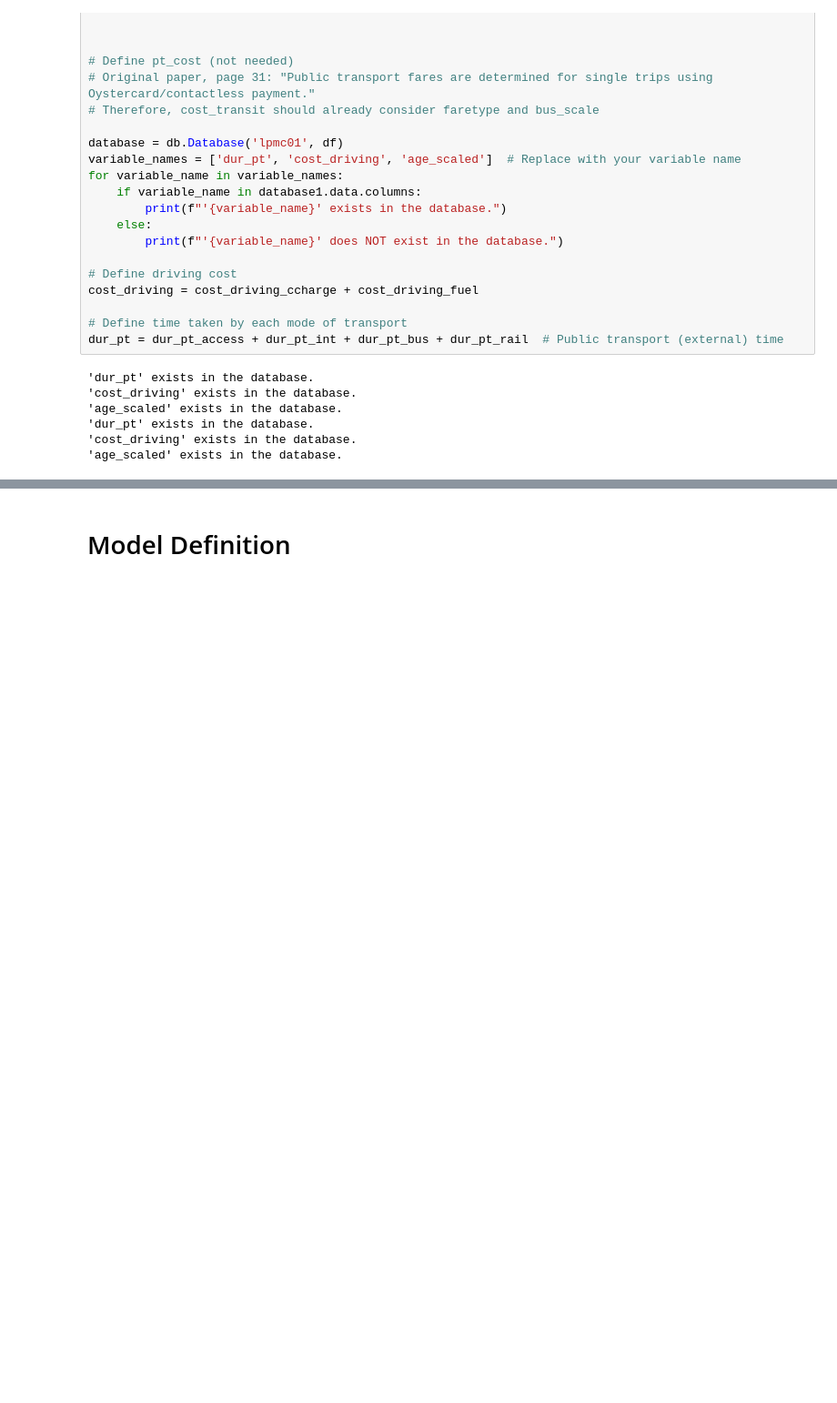
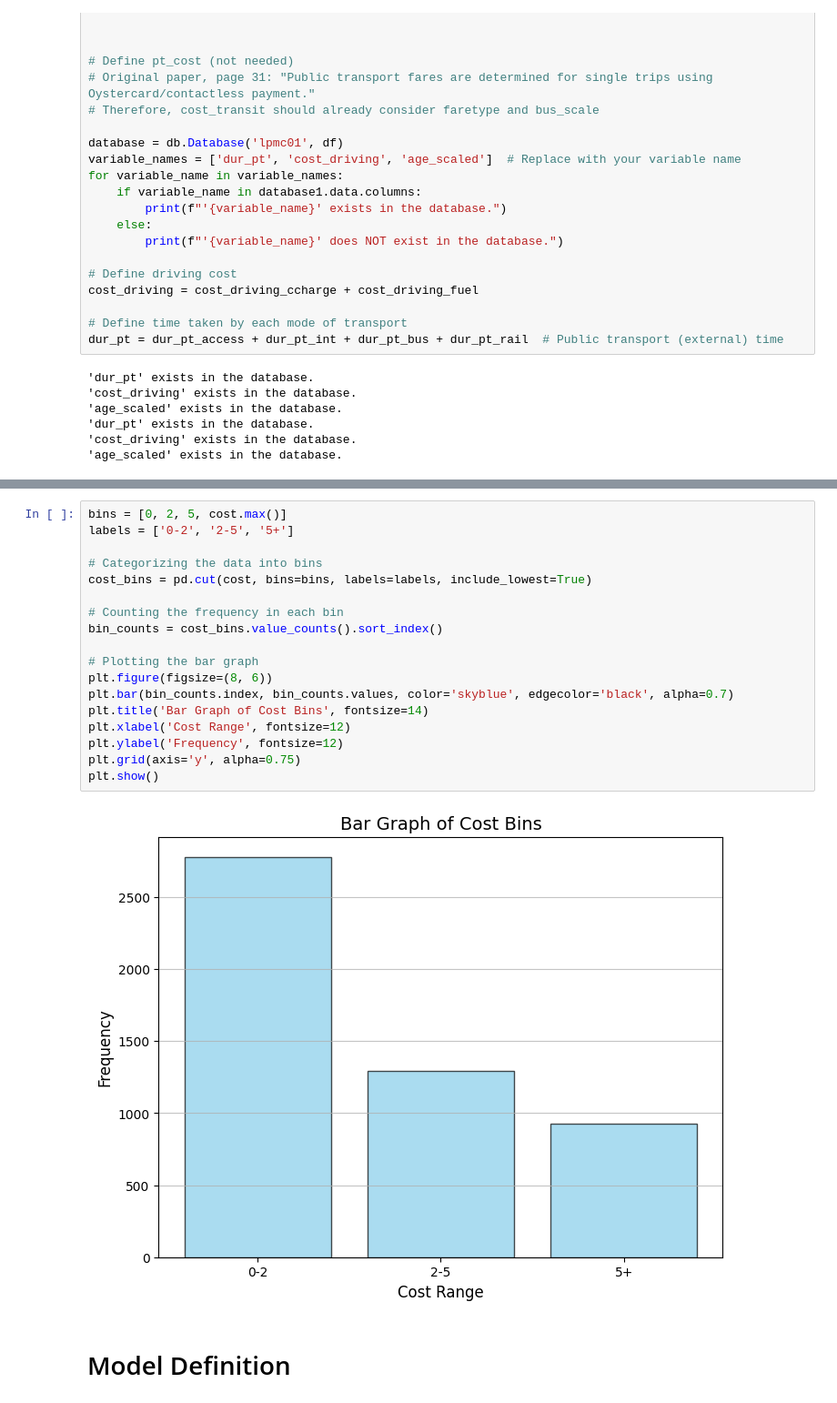
Before and after one commit to jayati-17/Discrete_choice_modelling, a Jupyter notebook: Model_3/Model_3B.ipynb, the cells around one changed output, grey strips where cells are left out. Shown at 91% size. Cells and saved outputs as stored; diff of their text form; blank space fills up the shorter version.

```diff
--- a/Model_3/Model_3B.ipynb
+++ b/Model_3/Model_3B.ipynb
@@ -125,3 +137,23 @@ dur_pt = dur_pt_access + dur_pt_int + dur_pt_bus + dur_pt_rail  # Public transpo
+# %%
+bins = [0, 2, 5, cost.max()]
+labels = ['0-2', '2-5', '5+']
+
+# Categorizing the data into bins
+cost_bins = pd.cut(cost, bins=bins, labels=labels, include_lowest=True)
+
+# Counting the frequency in each bin
+bin_counts = cost_bins.value_counts().sort_index()
+
+# Plotting the bar graph
+plt.figure(figsize=(8, 6))
+plt.bar(bin_counts.index, bin_counts.values, color='skyblue', edgecolor='black', alpha=0.7)
+plt.title('Bar Graph of Cost Bins', fontsize=14)
+plt.xlabel('Cost Range', fontsize=12)
+plt.ylabel('Frequency', fontsize=12)
+plt.grid(axis='y', alpha=0.75)
+plt.show()
+# %% [output]
+[figure, added]
 # %% [markdown]
 # Model Definition
 # %%
```
Also changed, not shown: parts of 10 cells of this notebook.
